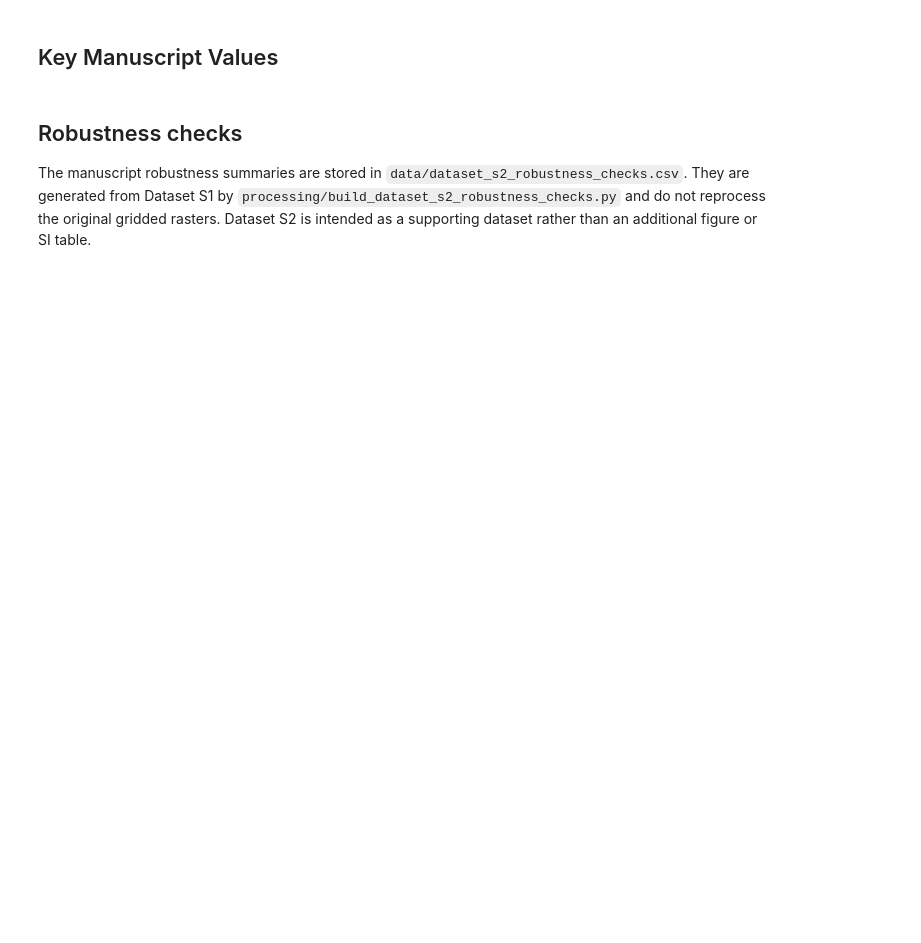
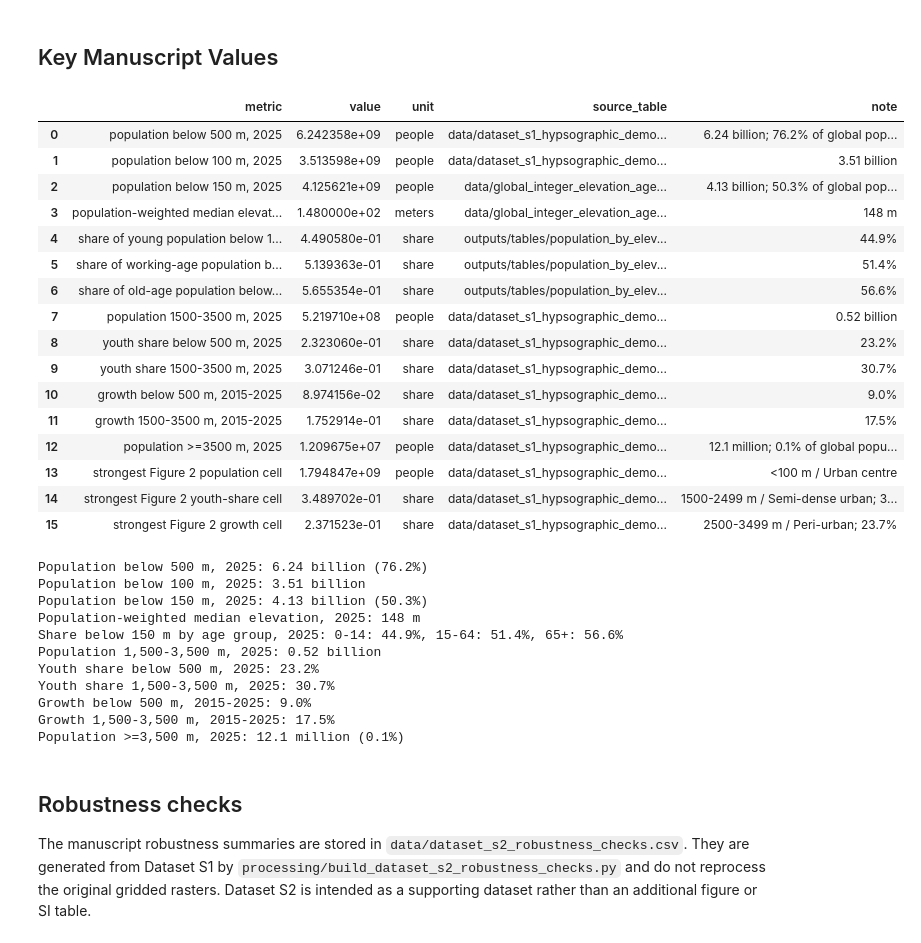
Before and after one commit to zimmermaps/hypsographic_demography, a Jupyter notebook: notebooks/01_reproduce_figures.ipynb, the cells around one changed output. Saved outputs shown, nothing was run; the diff lists cells and outputs as text; code cells hidden in the pictures; blank space fills up the shorter version.

```diff
--- a/notebooks/01_reproduce_figures.ipynb
+++ b/notebooks/01_reproduce_figures.ipynb
@@ -496,10 +785,12 @@ strongest_youth = main_fig02_static.loc[main_fig02_static['youth_share_percent']
 strongest_growth = main_fig02_static.loc[main_fig02_static['growth_static2025_percent'].idxmax()]
 
 integer_pop_2025 = pd.read_parquet(DATA / 'global_integer_elevation_age_sex_2015_2025.parquet')
-integer_pop_2025 = integer_pop_2025[
-    integer_pop_2025['geography_level'].astype(str).str.lower().eq('global')
-    & integer_pop_2025['continent'].astype(str).str.lower().eq('global')
-].copy()
+if 'year' in integer_pop_2025.columns:
+    integer_pop_2025 = integer_pop_2025[integer_pop_2025['year'].astype(int).eq(2025)].copy()
+if 'geography_level' in integer_pop_2025.columns:
+    integer_pop_2025 = integer_pop_2025[integer_pop_2025['geography_level'].astype(str).str.lower().eq('global')].copy()
+if 'continent' in integer_pop_2025.columns:
+    integer_pop_2025 = integer_pop_2025[integer_pop_2025['continent'].astype(str).str.lower().eq('global')].copy()
 integer_pop_2025['elevation_m'] = pd.to_numeric(integer_pop_2025['elevation_m'], errors='coerce')
 integer_pop_2025['population_count'] = pd.to_numeric(integer_pop_2025['population_count'], errors='coerce').fillna(0)
 integer_pop_2025 = integer_pop_2025.dropna(subset=['elevation_m'])
@@ -529,33 +820,62 @@ key_values = pd.DataFrame([
     {'metric': 'share of working-age population below 150 m, 2025', 'value': below150_age_shares['working_age_15_64'], 'unit': 'share', 'source_table': 'outputs/tables/population_by_elevation_threshold_age_summary.csv', 'note': pct(below150_age_shares['working_age_15_64'])},
     {'metric': 'share of old-age population below 150 m, 2025', 'value': below150_age_shares['old_age_65_plus'], 'unit': 'share', 'source_table': 'outputs/tables/population_by_elevation_threshold_age_summary.csv', 'note': pct(below150_age_shares['old_age_65_plus'])},
     {'metric': 'population 1500-3500 m, 2025', 'value': highland_1500_3500, 'unit': 'people', 'source_table': 'data/dataset_s1_hypsographic_demography.csv', 'note': bill(highland_1500_3500)},
     {'metric': 'youth share below 500 m, 2025', 'value': youth_below500, 'unit': 'share', 'source_table': 'data/dataset_s1_hypsographic_demography.csv', 'note': pct(youth_below500)},
     {'metric': 'youth share 1500-3500 m, 2025', 'value': youth_highland, 'unit': 'share', 'source_table': 'data/dataset_s1_hypsographic_demography.csv', 'note': pct(youth_highland)},
     {'metric': 'growth below 500 m, 2015-2025', 'value': growth_below500, 'unit': 'share', 'source_table': 'data/dataset_s1_hypsographic_demography.csv', 'note': pct(growth_below500)},
     {'metric': 'growth 1500-3500 m, 2015-2025', 'value': growth_highland, 'unit': 'share', 'source_table': 'data/dataset_s1_hypsographic_demography.csv', 'note': pct(growth_highland)},
     {'metric': 'population >=3500 m, 2025', 'value': highland_3500, 'unit': 'people', 'source_table': 'data/dataset_s1_hypsographic_demography.csv', 'note': f'{mill(highland_3500)}; {pct(highland_3500 / global_pop_2025)} of global population'},
     {'metric': 'strongest Figure 2 population cell', 'value': strongest_pop['pop_2025_static2025'], 'unit': 'people', 'source_table': 'data/dataset_s1_hypsographic_demography.csv', 'note': f'{strongest_pop.elevation_group} / {strongest_pop.settlement_class}'},
     {'metric': 'strongest Figure 2 youth-share cell', 'value': strongest_youth['youth_share'], 'unit': 'share', 'source_table': 'data/dataset_s1_hypsographic_demography.csv', 'note': f'{strongest_youth.elevation_group} / {strongest_youth.settlement_class}; {pct(strongest_youth.youth_share)}'},
     {'metric': 'strongest Figure 2 growth cell', 'value': strongest_growth['growth_static2025'], 'unit': 'share', 'source_table': 'data/dataset_s1_hypsographic_demography.csv', 'note': f'{strongest_growth.elevation_group} / {strongest_growth.settlement_class}; {pct(strongest_growth.growth_static2025)}'},
 ])
 key_values.to_csv(TAB / 'key_values_for_manuscript.csv', index=False)
 display(key_values)
 
 print(f'Population below 500 m, 2025: {bill(below500)} ({pct(below500 / global_pop_2025)})')
 print(f'Population below 100 m, 2025: {bill(below100)}')
 print(f'Population below 150 m, 2025: {bill(below150)} ({pct(below150_share)})')
 print(f'Population-weighted median elevation, 2025: {population_weighted_median_elevation_2025:.0f} m')
 print('Share below 150 m by age group, 2025: ' + ', '.join([
     f'0-14: {pct(below150_age_shares["young_0_14"])}',
     f'15-64: {pct(below150_age_shares["working_age_15_64"])}',
     f'65+: {pct(below150_age_shares["old_age_65_plus"])}',
 ]))
 print(f'Population 1,500-3,500 m, 2025: {bill(highland_1500_3500)}')
 print(f'Youth share below 500 m, 2025: {pct(youth_below500)}')
 print(f'Youth share 1,500-3,500 m, 2025: {pct(youth_highland)}')
 print(f'Growth below 500 m, 2015-2025: {pct(growth_below500)}')
 print(f'Growth 1,500-3,500 m, 2015-2025: {pct(growth_highland)}')
 print(f'Population >=3,500 m, 2025: {mill(highland_3500)} ({pct(highland_3500 / global_pop_2025)})')
+# %% [output]
+|  | metric | value | unit | source_table | note |
+| 0 | population below 500 m, 2025 | 6.242358e+09 | people | data/dataset_s1_hypsographic_demo... | 6.24 billion; 76.2% of global pop... |
+| 1 | population below 100 m, 2025 | 3.513598e+09 | people | data/dataset_s1_hypsographic_demo... | 3.51 billion |
+| 2 | population below 150 m, 2025 | 4.125621e+09 | people | data/global_integer_elevation_age... | 4.13 billion; 50.3% of global pop... |
+| 3 | population-weighted median elevat... | 1.480000e+02 | meters | data/global_integer_elevation_age... | 148 m |
+| 4 | share of young population below 1... | 4.490580e-01 | share | outputs/tables/population_by_elev... | 44.9% |
+| 5 | share of working-age population b... | 5.139363e-01 | share | outputs/tables/population_by_elev... | 51.4% |
+| 6 | share of old-age population below... | 5.655354e-01 | share | outputs/tables/population_by_elev... | 56.6% |
+| 7 | population 1500-3500 m, 2025 | 5.219710e+08 | people | data/dataset_s1_hypsographic_demo... | 0.52 billion |
+| 8 | youth share below 500 m, 2025 | 2.323060e-01 | share | data/dataset_s1_hypsographic_demo... | 23.2% |
+| 9 | youth share 1500-3500 m, 2025 | 3.071246e-01 | share | data/dataset_s1_hypsographic_demo... | 30.7% |
+| 10 | growth below 500 m, 2015-2025 | 8.974156e-02 | share | data/dataset_s1_hypsographic_demo... | 9.0% |
+| 11 | growth 1500-3500 m, 2015-2025 | 1.752914e-01 | share | data/dataset_s1_hypsographic_demo... | 17.5% |
+| 12 | population >=3500 m, 2025 | 1.209675e+07 | people | data/dataset_s1_hypsographic_demo... | 12.1 million; 0.1% of global popu... |
+| 13 | strongest Figure 2 population cell | 1.794847e+09 | people | data/dataset_s1_hypsographic_demo... | <100 m / Urban centre |
+| 14 | strongest Figure 2 youth-share cell | 3.489702e-01 | share | data/dataset_s1_hypsographic_demo... | 1500-2499 m / Semi-dense urban; 3... |
+| 15 | strongest Figure 2 growth cell | 2.371523e-01 | share | data/dataset_s1_hypsographic_demo... | 2500-3499 m / Peri-urban; 23.7% |
+Population below 500 m, 2025: 6.24 billion (76.2%)
+Population below 100 m, 2025: 3.51 billion
+Population below 150 m, 2025: 4.13 billion (50.3%)
+Population-weighted median elevation, 2025: 148 m
+Share below 150 m by age group, 2025: 0-14: 44.9%, 15-64: 51.4%, 65+: 56.6%
+Population 1,500-3,500 m, 2025: 0.52 billion
+Youth share below 500 m, 2025: 23.2%
+Youth share 1,500-3,500 m, 2025: 30.7%
+Growth below 500 m, 2015-2025: 9.0%
+Growth 1,500-3,500 m, 2015-2025: 17.5%
+Population >=3,500 m, 2025: 12.1 million (0.1%)
 # %% [markdown]
 ## Robustness checks
 
```
Also changed, not shown: parts of 7 cells of this notebook, 8 other files.
